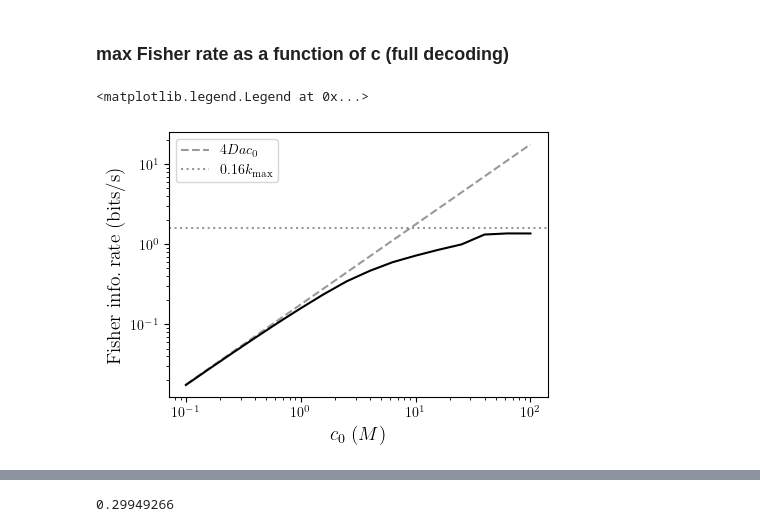
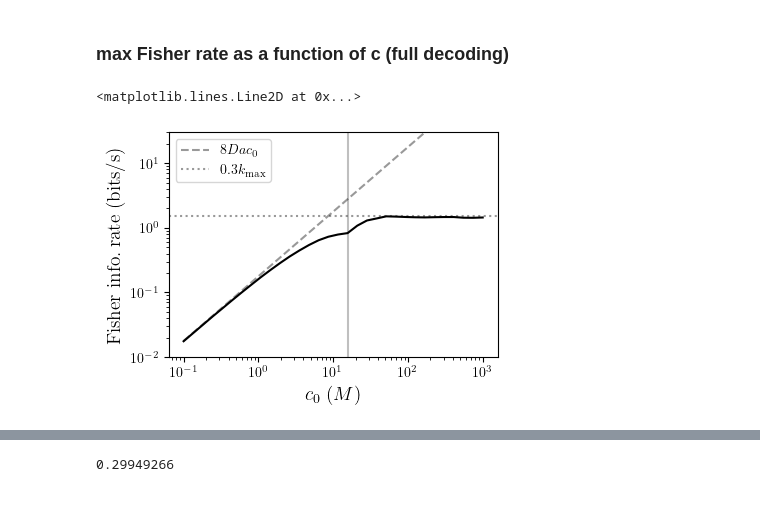
Before and after one commit to ta-rekt/LLROpt.jl, a Jupyter notebook: dev.ipynb, the cells around one changed output, grey strips where cells are left out. Drawn from its saved outputs; the diff is of its cells as text; code cells hidden in the pictures; blank space fills up the shorter version.

```diff
--- a/dev.ipynb
+++ b/dev.ipynb
@@ -1183 +1177,11 @@ bounds = [[1,6], [2,30]]
+# %%
+import json
+
+circuits_file = "spec/circuits.json"
+circuit_specs = {}
+
+with open(circuits_file, "r") as f:
+    circuit_specs = json.load(f)
+
+edges = np.array(circuit_specs["edges"])
 # %%
@@ -2910,7 +2927,7 @@ ax.plot(pons, tbs)
 ### Retrying with deterministic fisher information and new specificity def.
 # %%
 # dirname = "20250505/fir-spec-run1"
-dirname = "20250508/fir-spec-newdef"
+dirname = "20250512/fir-spec-newdef"
 # dirname = "20250506/fir-spec-cw-g-de-hic"
 ncpus = 16
 nedges = 6
@@ -2938,7 +2955,7 @@ ax.set_xlabel(r"$\rm{Specificity}$", fontsize=14)
 # ax.set_xticks(list(range(-2,5)))
 # ax.plot(cvals, 2*cvals*0.0888, linestyle="dashed", color="C1", label="$4Dac_0$")
 # ax.axhline(y=5*0.16, linestyle="dashed", color="C2", label="$0.16k_{\\rm max}$")
-ax.scatter(10**specvals, irvals_acc/0.0888, color="black")
+ax.scatter(specvals, irvals_acc/0.0888, color="black")
 # ax.scatter(10**specvals, irvals_acc/(0.16*5), color="black")
 
 # ax.axvline(x=1/(1+w/g**2), linestyle="dashed", color="black",alpha=0.3)
@@ -5948,40 +5965,42 @@ c =  13.894955
 # %% [markdown]
 ### max Fisher rate as a function of c (full decoding)
 # %%
-dirname = "20250512/2bs-fir-free-c0-clean2"
+dirname = "20250512/2bs-fir-c0-free-merged"
+# dirname = "20250512/2bs-fir-free-c0-clean2"
 # %%
-
 ncpus = 16
 nedges = 11
-figsize = (4.5,3.2)
+figsize = (4.0,2.8)
 skip=[]
 data, params = utils.get_data(dirname, "full", "spec", skipkeys=skip)
 nparams = len(params["betas"])
 kg, kw = 1, 1
 
 irvals_acc = np.array([data[i][str(kg)][str(kw)][nedges] for i in range(1, nparams+1) if i not in skip])
 ioffvals = np.array([data[i][str(kg)][str(kw)][nedges+1] for i in range(1, nparams+1) if i not in skip])
 ionvals = np.array([data[i][str(kg)][str(kw)][nedges+2] for i in range(1, nparams+1) if i not in skip])
 specvals = np.array([data[i][str(kg)][str(kw)][nedges+3] for i in range(1, nparams+1) if i not in skip])
 cvals = np.array([data[i][str(kg)][str(kw)][-3] for i in range(1, nparams+1) if i not in skip])
 
 plt.rcParams['text.usetex'] = True
 
 fig, ax = plt.subplots(1,1, figsize=figsize, layout="constrained")
 
 ax.set_xscale('log')
 ax.set_yscale('log')
 ax.set_ylabel(r"$\rm{Fisher \;info. \;rate \;(bits/s)}$", fontsize=14)
 ax.set_xlabel("$c_0\; (M)$", fontsize=14)
 # ax.set_xticks(list(range(-2,5)))
-ax.plot(cvals, 2*cvals*0.0888, linestyle="dashed", color="black", label="$4Dac_0$", alpha=0.4)
-ax.axhline(y=2*5*0.16, linestyle="dotted", color="black", label="$0.16k_{\\rm max}$", alpha=0.4)
+ax.plot(cvals, 2*cvals*0.0888, linestyle="dashed", color="black", label="$8Dac_0$", alpha=0.4)
+ax.axhline(y=0.3*5, linestyle="dotted", color="black", label="$0.3k_{\\rm max}$", alpha=0.4)
 ax.plot(cvals, irvals_acc, color="black")
 # ax.plot(cvals, ioffvals, color="C1", label="Foff")
 # ax.plot(cvahls, ionvals, color="C2", label="Fon")
 ax.legend()
+ax.set_ylim(1e-2, 3e1)
+ax.axvline(x=cvals[18-1], linestyle="solid", color="black", alpha=0.25)
 # ax.text(3, 5e-6, "(b)", fontsize=16)
 # %% [output]
-<matplotlib.legend.Legend at 0x...>
+<matplotlib.lines.Line2D at 0x...>
-[figure, old version]
+[figure, new version]
 # %%
```
Also changed, not shown: parts of 7 cells of this notebook, 13 other files.
